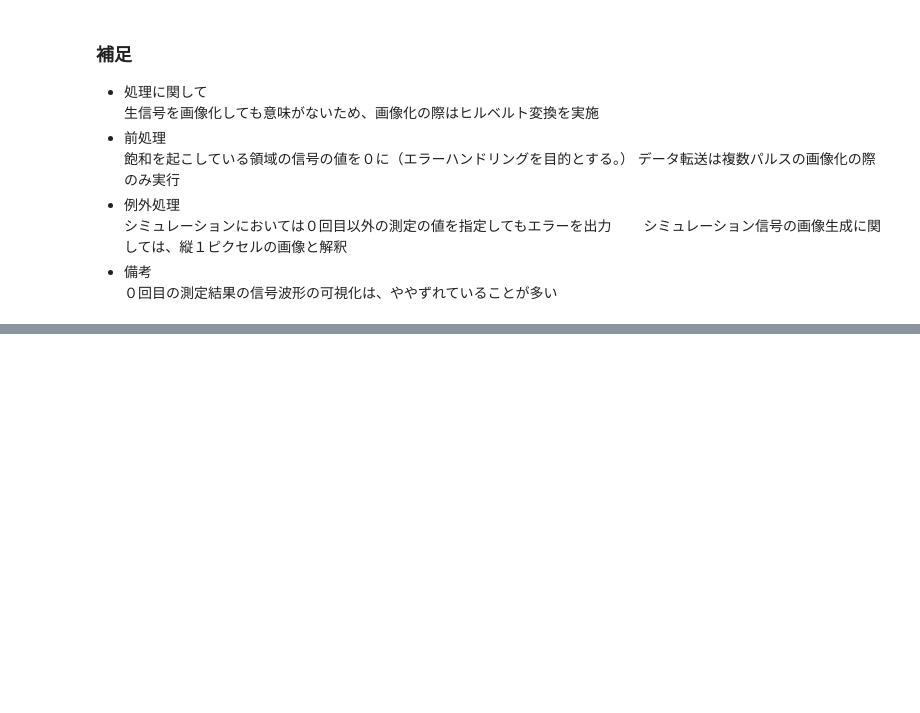
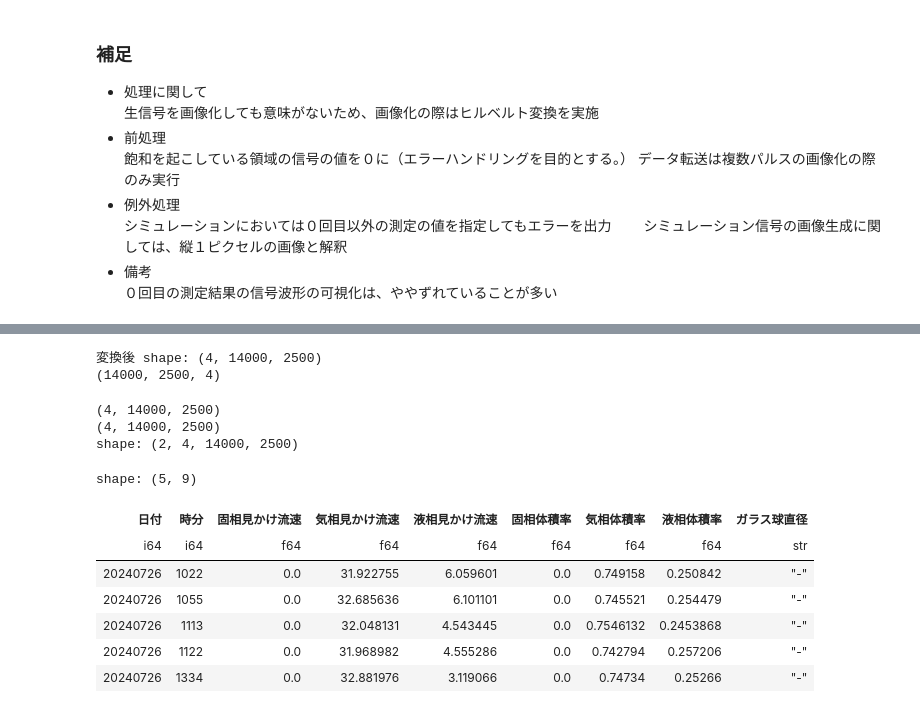
Before and after one commit to yymgc2003/psdata2matlab, a Jupyter notebook: signalanalysis_linux.ipynb, the cells around one changed output, grey strips where cells are left out. Saved outputs shown, nothing was run; the diff lists cells and outputs as text; code cells hidden in the pictures; blank space fills up the shorter version.

```diff
--- a/signalanalysis_linux.ipynb
+++ b/signalanalysis_linux.ipynb
@@ -180,0 +222,54 @@ device: cuda
+# %%
+# (H, W, C) -> (C, H, W) への変換
+# 例えば processed_data という変数が (H, W, C) であれば以下のようにします
+
+# processed_data = data['processed_data'] という前提で例示
+if len(data['processed_data'].shape) == 3:
+    chw_data = np.transpose(data['processed_data'], (2, 0, 1))
+    print("変換後 shape:", chw_data.shape)
+else:
+    print('データのshapeが3次元ではありません:', data['processed_data'].shape)
+# %% [output]
+変換後 shape: (4, 14000, 2500)
+(14000, 2500, 4)
+# %%
+file_path1="/home/smatsubara/documents/airlift/data/sandbox/experiments/processed/P20240726-1607_processed.npz"
+file_path2="/home/smatsubara/documents/airlift/data/sandbox/experiments/processed/P20240924-1525_processed.npz"
+
+data1=np.load(file_path1)
+data2=np.load(file_path2)
+
+data1['processed_data'].shape
+data2['processed_data'].shape
+
+data1_trans=np.transpose(data1['processed_data'],(2,0,1))
+data2_trans=np.transpose(data2['processed_data'],(2,0,1))
+
+print(data1_trans.shape)
+print(data2_trans.shape)
+
+
+# (C, H, W)が2つあるので、(2, C, H, W)にし、(2, 4, 15000, 2500)となるようreshape
+combined_data = np.stack([data1_trans, data2_trans], axis=0)
+print(f"shape:", combined_data.shape)
+
+# 必要に応じて他の軸(axis=1やaxis=2)で結合も可能ですが、一般的にはチャンネル方向(C)で結合するのが多いです
+# %% [output]
+(4, 14000, 2500)
+(4, 14000, 2500)
+shape: (2, 4, 14000, 2500)
+# %%
+import polars as pl
+
+df =pl.read_csv("/home/smatsubara/documents/airlift/data/sandbox/experiments/target_valiables.csv",encoding="shift_jis")
+
+df.head()
+# %% [output]
+shape: (5, 9)
+| 日付 | 時分 | 固相見かけ流速 | 気相見かけ流速 | 液相見かけ流速 | 固相体積率 | 気相体積率 | 液相体積率 | ガラス球直径 |
+| i64 | i64 | f64 | f64 | f64 | f64 | f64 | f64 | str |
+| 20240726 | 1022 | 0.0 | 31.922755 | 6.059601 | 0.0 | 0.749158 | 0.250842 | "-" |
+| 20240726 | 1055 | 0.0 | 32.685636 | 6.101101 | 0.0 | 0.745521 | 0.254479 | "-" |
+| 20240726 | 1113 | 0.0 | 32.048131 | 4.543445 | 0.0 | 0.7546132 | 0.2453868 | "-" |
+| 20240726 | 1122 | 0.0 | 31.968982 | 4.555286 | 0.0 | 0.742794 | 0.257206 | "-" |
+| 20240726 | 1334 | 0.0 | 32.881976 | 3.119066 | 0.0 | 0.74734 | 0.25266 | "-" |
```
Also changed, not shown: parts of 7 cells of this notebook, 1 other file.
